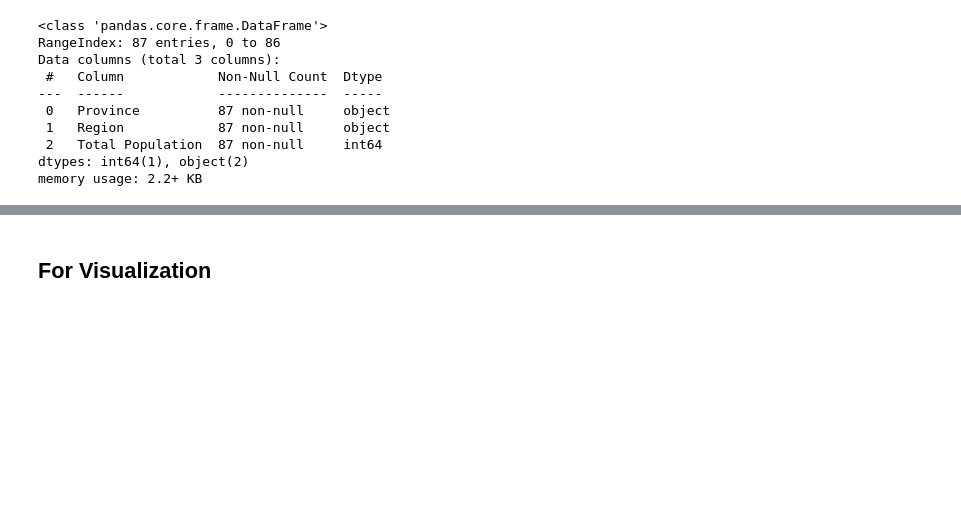
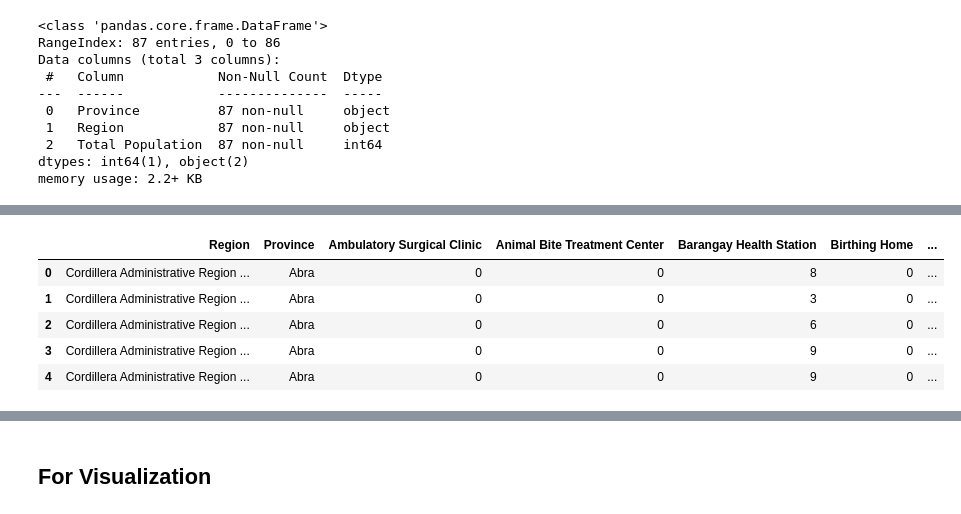
Before and after one commit to ely-ong/Data-Visualization-Project, a Jupyter notebook: bar to link.ipynb, the cells around one changed output, grey strips where cells are left out. Saved outputs shown, nothing was run; the diff lists cells and outputs as text; code cells hidden in the pictures; blank space fills up the shorter version.

```diff
--- a/bar to link.ipynb
+++ b/bar to link.ipynb
@@ -20,8 +20,8 @@ evac='data101_data/pre-disaster/180814_number-of-evacuation-center_by-city_munic
 evac_data = pd.read_excel(evac, sheet_name = 'Data')
 
 # hospitals
-health2019='data101_data/pre-disaster/190118_health-facility-type_by-municipality.xlsx'
-health2019_data = pd.read_excel(health2019, sheet_name = 'Data')
+health2021='data101_data/pre-disaster/210127_health-facility-type_my-municipality.xlsx'
+health2021_data = pd.read_excel(health2021, sheet_name = 'Data')
 
 # schools
 educ='data101_data/pre-disaster/190118_deped_number-of-schools-and-enrolment-with-sex-disaggregation_by-municipality.xlsx'
@@ -176,7 +269,7 @@ memory usage: 270.3+ KB
 # %%
 columns_to_drop = ['REG_Code', 'PROV_Code', 'City_Municipality', 'City_Mun Code']
 
-health_facilities = health2019_data.drop(columns = columns_to_drop)
+health_facilities = health2021_data.drop(columns = columns_to_drop)
 health_facilities.head()
 # %% [output]
 |  | Region | Province | Ambulatory Surgical Clinic | Animal Bite Treatment Center | Barangay Health Station | Birthing Home | ... |
@@ -323,0 +445,10 @@ memory usage: 2.2+ KB
+# %%
+health_facilities['Total Health'] = health_facilities[['Ambulatory Surgical Clinic', 'Animal Bite Treatment Center','Barangay Health Station', 'Birthing Home', 'City Health Office', 'DepEd Clinic','Drug Abuse Treatment and Rehabilitation Centers', 'General Clinic Laboratory', 'Hospital', 'Infirmary', 'Municipal Health Office', 'Provincial Health Office', 'Psychiatric Care Facility', 'Rural Health Unit', 'Social hygiene Clinic']].sum(axis = 1)
+health_facilities.head()
+# %% [output]
+|  | Region | Province | Ambulatory Surgical Clinic | Animal Bite Treatment Center | Barangay Health Station | Birthing Home | ... |
+| 0 | Cordillera Administrative Region ... | Abra | 0 | 0 | 8 | 0 | ... |
+| 1 | Cordillera Administrative Region ... | Abra | 0 | 0 | 3 | 0 | ... |
+| 2 | Cordillera Administrative Region ... | Abra | 0 | 0 | 6 | 0 | ... |
+| 3 | Cordillera Administrative Region ... | Abra | 0 | 0 | 9 | 0 | ... |
+| 4 | Cordillera Administrative Region ... | Abra | 0 | 0 | 9 | 0 | ... |
```
Also changed, not shown: parts of 21 cells of this notebook, 1 other file.
